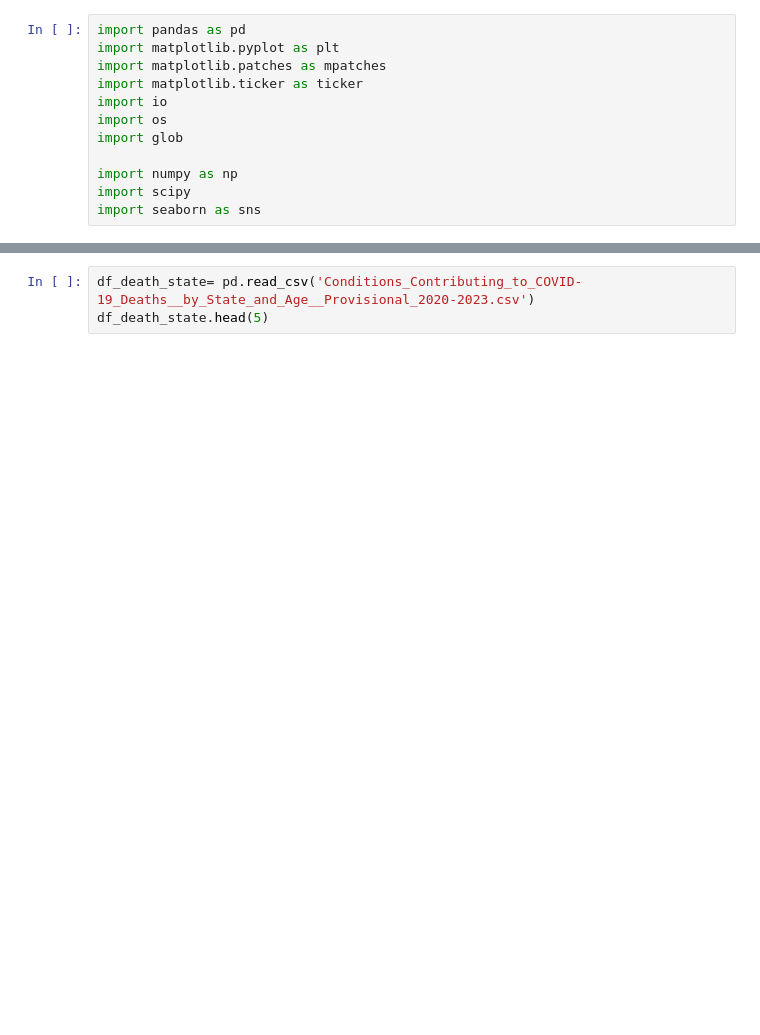
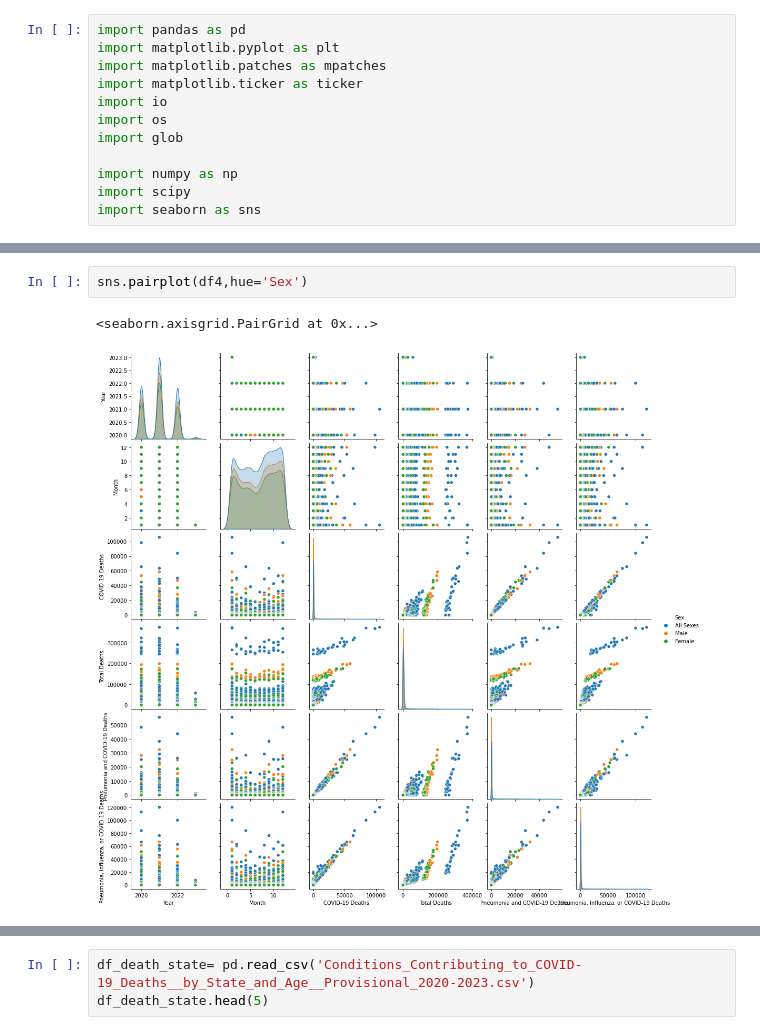
Before and after one commit to okohnkay/Covid-data, a Jupyter notebook: EDA Covid_provisional.ipynb, the cells around one changed output, grey strips where cells are left out. Saved outputs shown, nothing was run; the diff lists cells and outputs as text; blank space fills up the shorter version.

```diff
--- a/EDA Covid_provisional.ipynb
+++ b/EDA Covid_provisional.ipynb
@@ -61,0 +97,5 @@ sns.histplot(data=df_death_sex, x="Total Deaths", kde=True)
+# %%
+sns.pairplot(df4,hue='Sex')
+# %% [output]
+<seaborn.axisgrid.PairGrid at 0x...>
+[figure, added]
```
Also changed, not shown: parts of 11 cells of this notebook.
